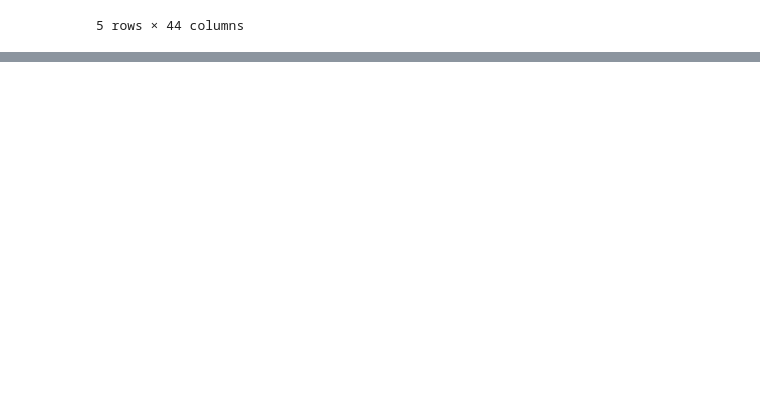
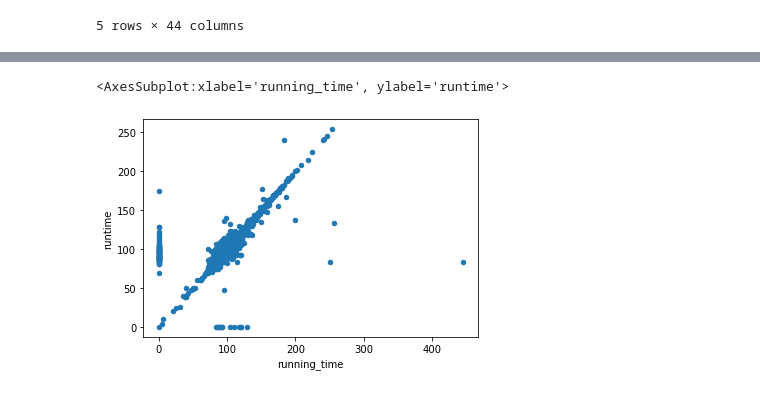
Before and after one commit to krissur/Movies-ETL, a Jupyter notebook: movies-ETL.ipynb, the cells around one changed output, grey strips where cells are left out. Drawn from its saved outputs; the diff is of its cells as text; code cells hidden in the pictures; blank space fills up the shorter version.

```diff
--- a/movies-ETL.ipynb
+++ b/movies-ETL.ipynb
@@ -648,3 +647,6 @@ NameError: name 'movies_metadata' is not defined
+# %%
+kaggle_metadata = pd.read_csv(f'{file_dir}/movies_metadata.csv', low_memory=False)
+ratings = pd.read_csv(f'{file_dir}/ratings.csv')
 # %%
 kaggle_metadata.dtypes
 # %% [output]
@@ -774,0 +828,5 @@ movies_df.head()
+# %%
+movies_df.fillna(0).plot(x='running_time', y='runtime', kind='scatter')
+# %% [output]
+<AxesSubplot:xlabel='running_time', ylabel='runtime'>
+[figure, added]
```
Also changed, not shown: parts of 35 cells of this notebook.
